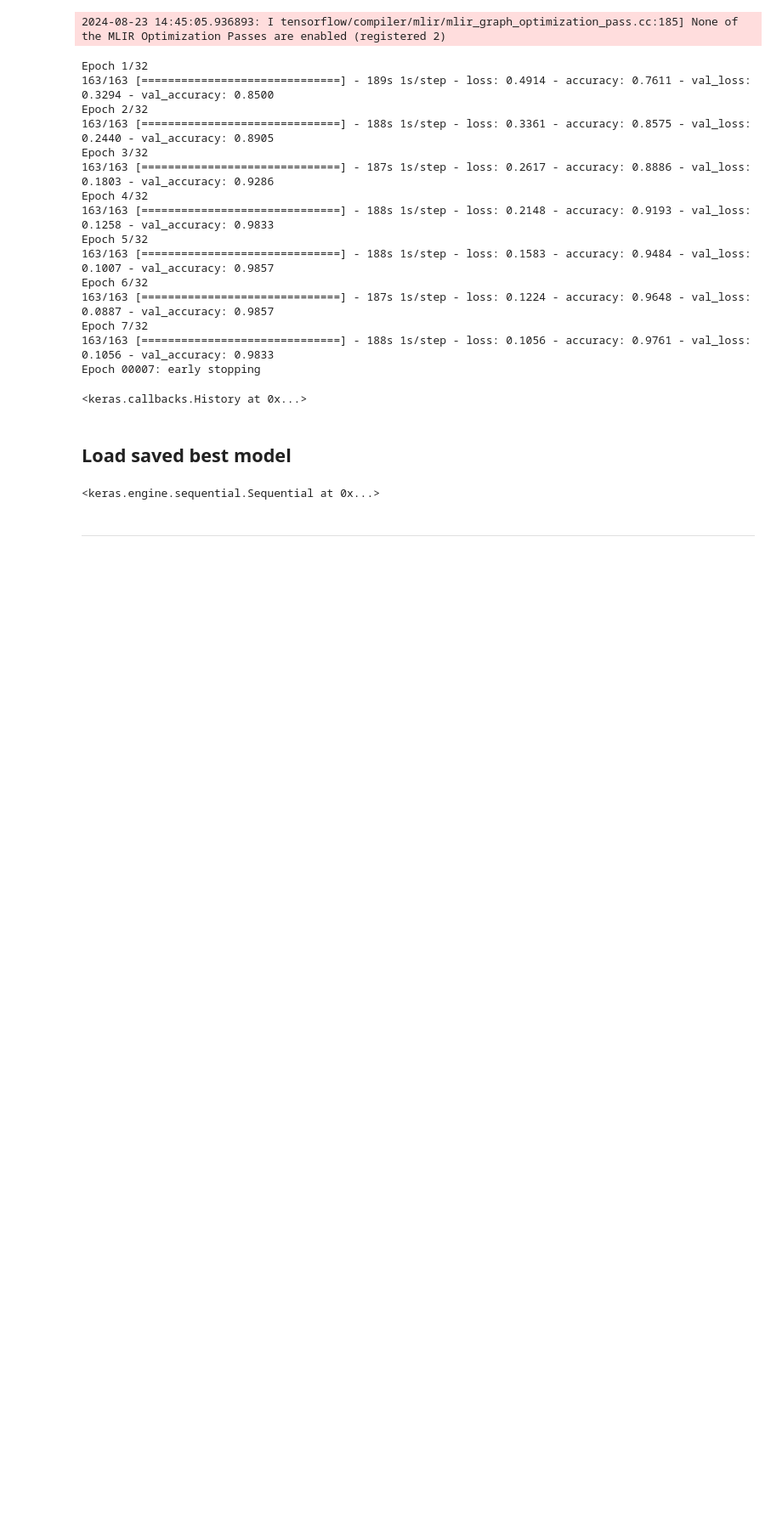
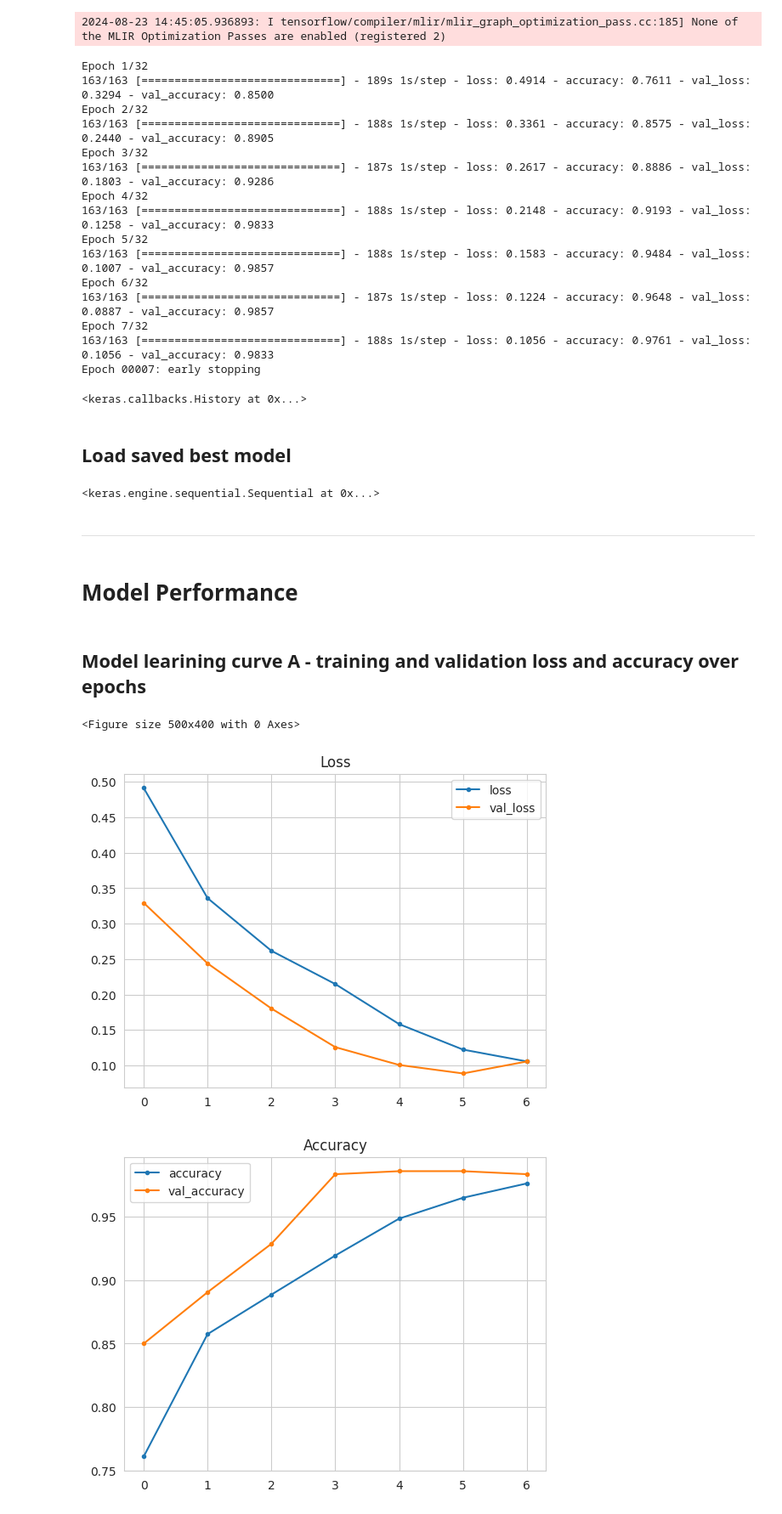
Before and after one commit to JoelChan13/mildew-detector, a Jupyter notebook: jupyter_notebooks/Model_and_Evaluation.ipynb, the cells around one changed output. Shown: that part at 85% size. Saved outputs shown, nothing was run; the diff lists cells and outputs as text; code cells hidden in the pictures; blank space fills up the shorter version.

Commit message:
complete model performance

```diff
--- a/jupyter_notebooks/Model_and_Evaluation.ipynb
+++ b/jupyter_notebooks/Model_and_Evaluation.ipynb
@@ -427,3 +427,44 @@ load_model('outputs/v1/powdery_mildew_model.h5')
 <keras.engine.sequential.Sequential at 0x...>
 # %% [markdown]
 ---
+# %% [markdown]
+# Model Performance
+# %% [markdown]
+## Model learining curve A - training and validation loss and accuracy over epochs
+# %%
+# Convert the model's training history to a DataFrame
+losses = pd.DataFrame(model.history.history)
+
+# Set the figure size for the plot
+plt.figure(figsize=(5, 4))
+
+# Set the style of the plot to 'whitegrid' for better aesthetics
+sns.set_style("whitegrid")
+
+# Plot training and validation loss over epochs
+losses[['loss', 'val_loss']].plot(style='.-')
+
+# Set the title of the plot
+plt.title("Loss")
+
+# Save the loss plot as a PNG image
+plt.savefig(f'{file_path}/model_training_losses.png', bbox_inches='tight', dpi=150)
+
+# Print a newline for better readability in the console output
+print("\n")
+
+# Plot training and validation accuracy over epochs
+losses[['accuracy', 'val_accuracy']].plot(style='.-')
+
+# Set the title of the plot
+plt.title("Accuracy")
+
+# Save the accuracy plot as a PNG image
+plt.savefig(f'{file_path}/model_training_acc.png', bbox_inches='tight', dpi=150)
+
+# Display the plots
+plt.show()
+# %% [output]
+<Figure size 500x400 with 0 Axes>
+[figure, added]
+[figure, added]
```
Also changed, not shown: parts of 3 cells of this notebook, 3 other files.
